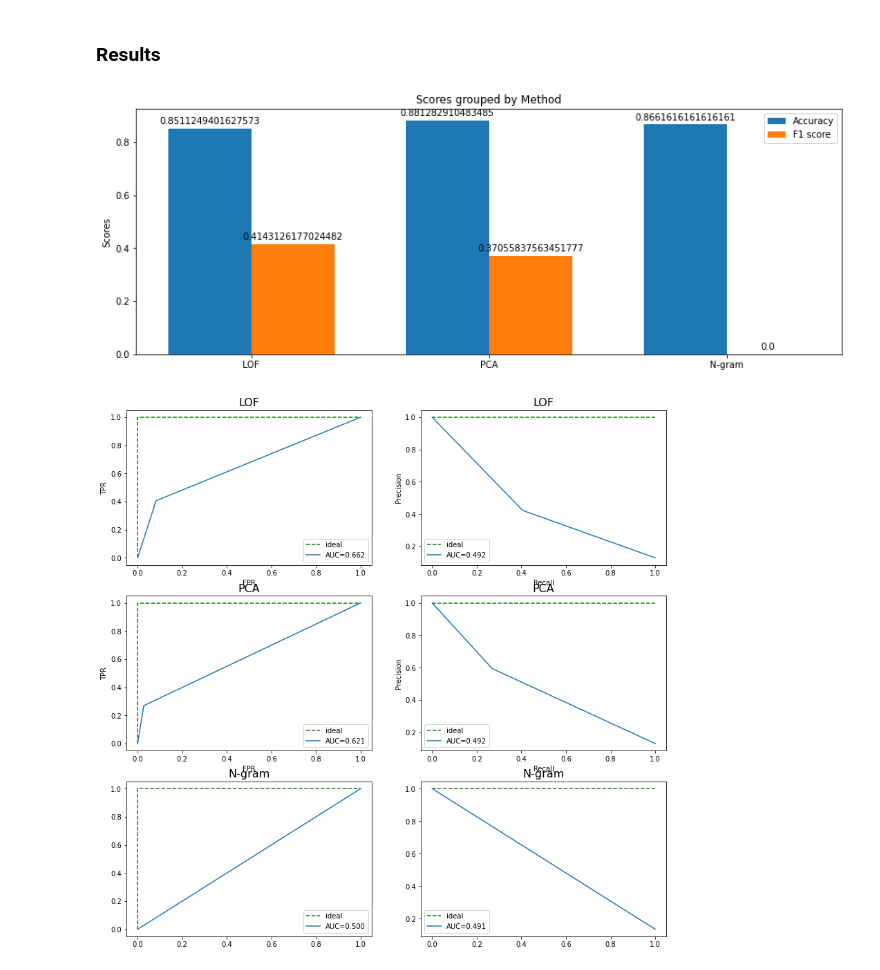
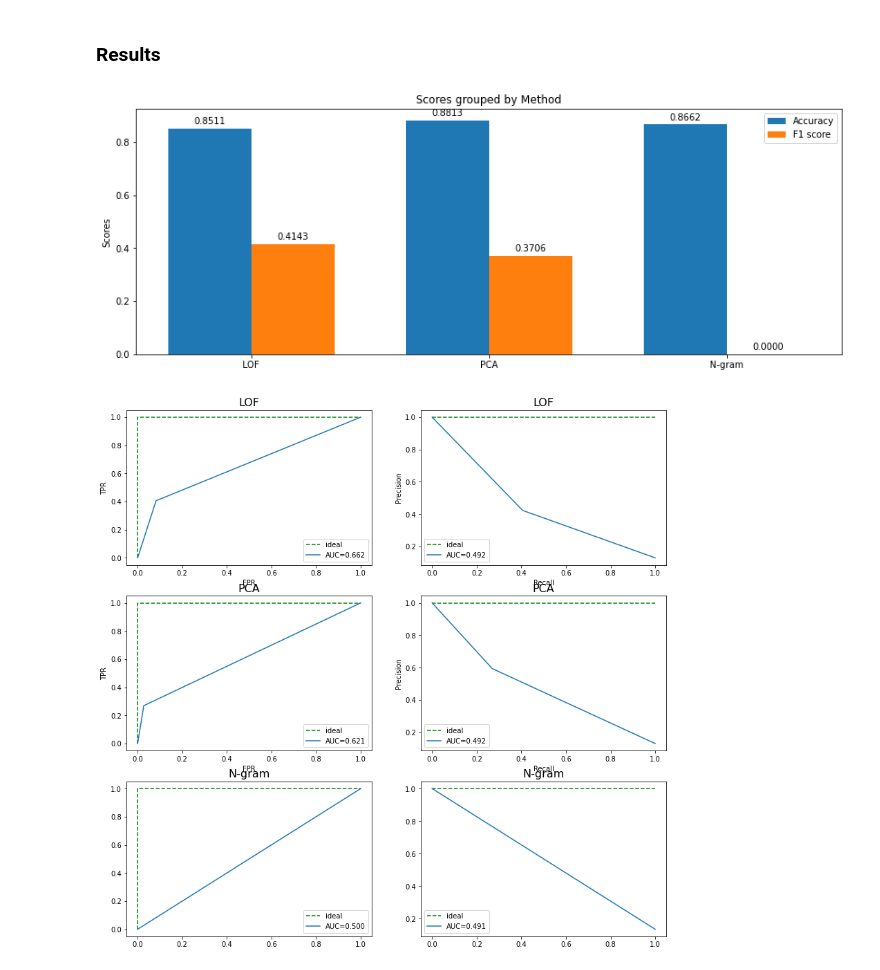
Before and after one commit to sharwinbobde/cyber-data-analytics, a Jupyter notebook: Part-2/task-6.ipynb, the cells around one changed output. Saved outputs shown, nothing was run; the diff lists cells and outputs as text; code cells hidden in the pictures.

```diff
--- a/Part-2/task-6.ipynb
+++ b/Part-2/task-6.ipynb
@@ -201,35 +206,35 @@ f1 = []
 i=0
 for key in ['LOF', 'PCA', 'N-gram']:
     labels.append(key)
     acc.append(results[key]['accuracy'])
     f1.append(results[key]['f1'])
     i += 1
 x = np.arange(len(labels))  # the label locations
 width = 0.35  # the width of the bars
 
 fig, ax = plt.subplots()
 fig.set_size_inches((14,5))
 rects1 = ax.bar(x - width/2, acc, width, label='Accuracy')
 rects2 = ax.bar(x + width/2, f1, width, label='F1 score')
 ax.set_ylabel('Scores')
 ax.set_title('Scores grouped by Method')
 ax.set_xticks(x)
 ax.set_xticklabels(labels)
 ax.legend()
 
 def autolabel(rects):
     """Attach a text label above each bar in *rects*, displaying its height."""
     for rect in rects:
         height = rect.get_height()
-        ax.annotate('{}'.format(height),
+        ax.annotate(str('%.4f'%height),
                     xy=(rect.get_x() + rect.get_width() / 2, height),
                     xytext=(0, 3),  # 3 points vertical offset
                     textcoords="offset points",
                     ha='center', va='bottom')
 autolabel(rects1)
 autolabel(rects2)
 # %% [output]
-[figure, old version]
+[figure, new version]
 # %%
 fig, axs = plt.subplots(nrows=3, ncols=2)
 fig.set_size_inches(14,14)
```
Also changed, not shown: parts of 2 cells of this notebook, 2 other files.
